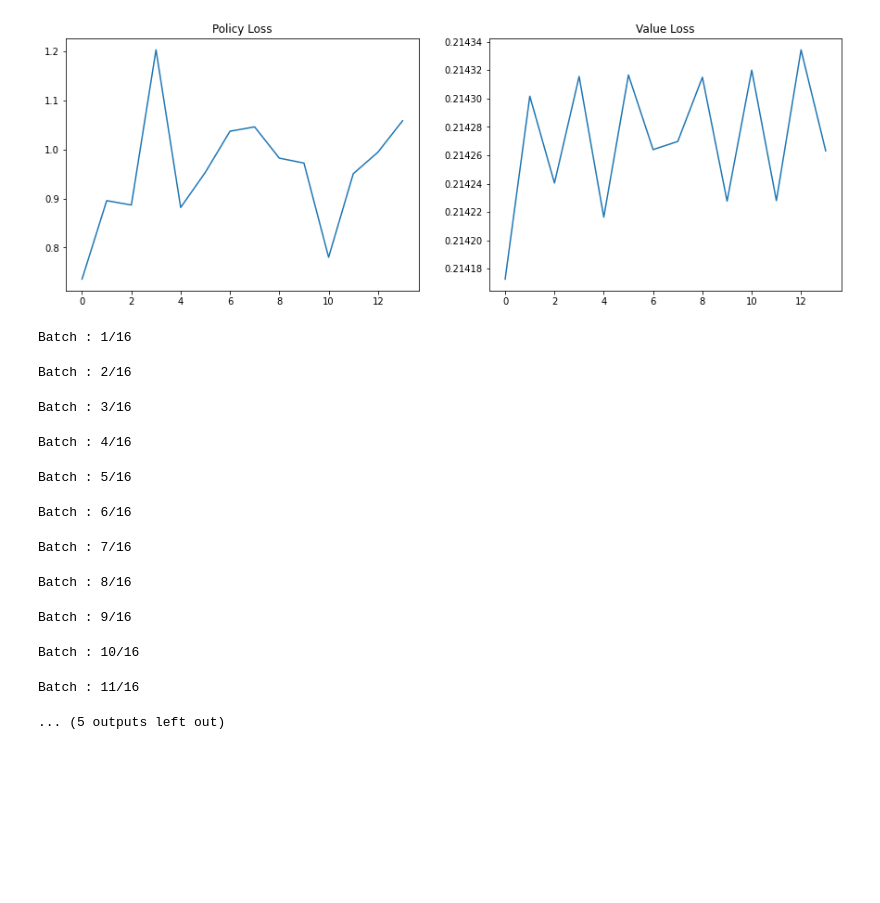
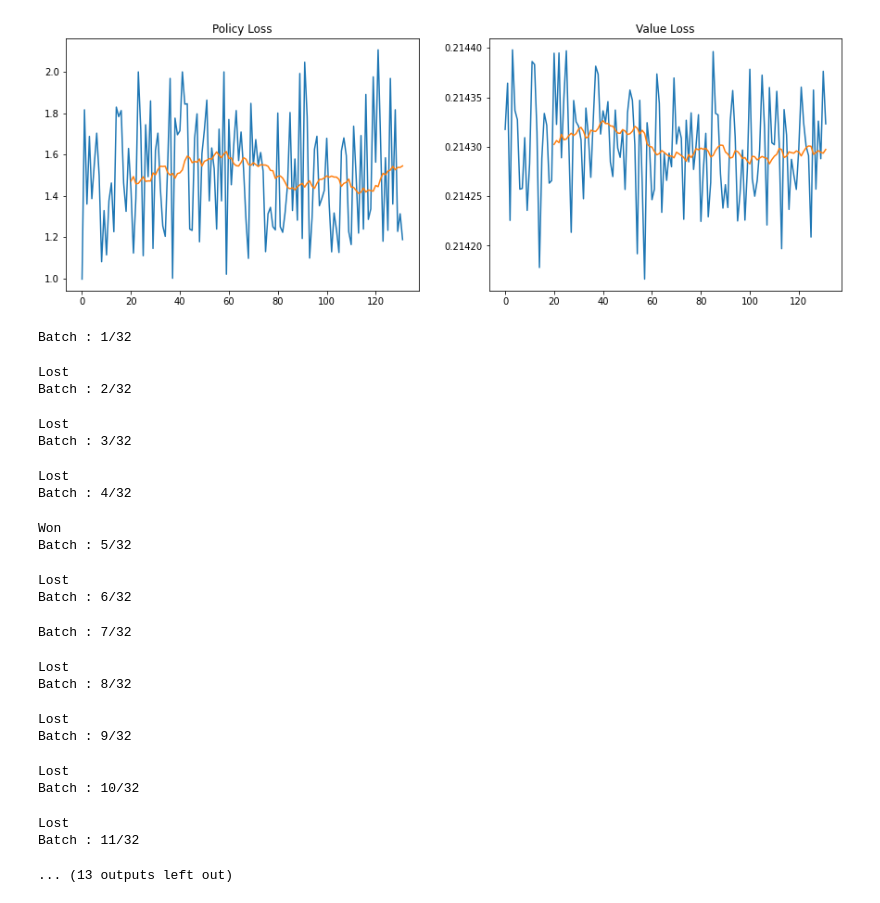
Before and after one commit to Fransou/Chess_bot, a Jupyter notebook: notbeook.ipynb, the cells around one changed output. Cells and saved outputs as stored; diff of their text form; code cells hidden in the pictures; blank space fills up the shorter version.

```diff
--- a/notbeook.ipynb
+++ b/notbeook.ipynb
@@ -29,4 +48,4 @@ list(env.board.legal_moves)[10:]
 # %%
-model = DeepQ(env, dropout_rate=0.2, n_channels=128, n_residual=3)
+model = DeepQ(env, dropout_rate=0.2, n_channels=128, n_residual=1)
 model.model.summary()
 # %% [output]
@@ -49 +68,4 @@ Non-trainable params: 1,792
 __________________________________________________________________________________________________
+# %%
+model.model = keras.models.load_model('pretrained')
+model.target_model = keras.models.load_model('pretrained')
@@ -50,23 +75,35 @@ ________________________________________________________________________________
 # %%
 model.pre_train(
-            max_epoch= 500,
-            batch_size = 16,
-            max_steps_per_episode = 150,
-            learning_rate = 1e-2,
+            max_epoch= 200*32,
+            batch_size = 32,
+            max_steps_per_episode = 75,
+            learning_rate = 1-2,
             update_target = 1000000000000000,
-            jupyter=True
+            jupyter=True,
+            random_best_action=0.9,
+            n_top_move= 1000,
+            name='pretrained'
         )
 # %% [output]
-[figure, old version]
+[figure, new version]
-Batch : 1/16
+Batch : 1/32
-Batch : 2/16
+Lost
+Batch : 2/32
-Batch : 3/16
+Lost
+Batch : 3/32
-Batch : 4/16
+Lost
+Batch : 4/32
-Batch : 5/16
+Won
+Batch : 5/32
-Batch : 6/16
+Lost
+Batch : 6/32
-Batch : 7/16
+Batch : 7/32
-Batch : 8/16
+Lost
+Batch : 8/32
-Batch : 9/16
+Lost
+Batch : 9/32
-Batch : 10/16
+Lost
+Batch : 10/32
-Batch : 11/16
+Lost
+Batch : 11/32
-... (5 outputs left out)
+... (13 outputs left out)
```
Also changed, not shown: parts of 22 cells of this notebook, 11 other files.
